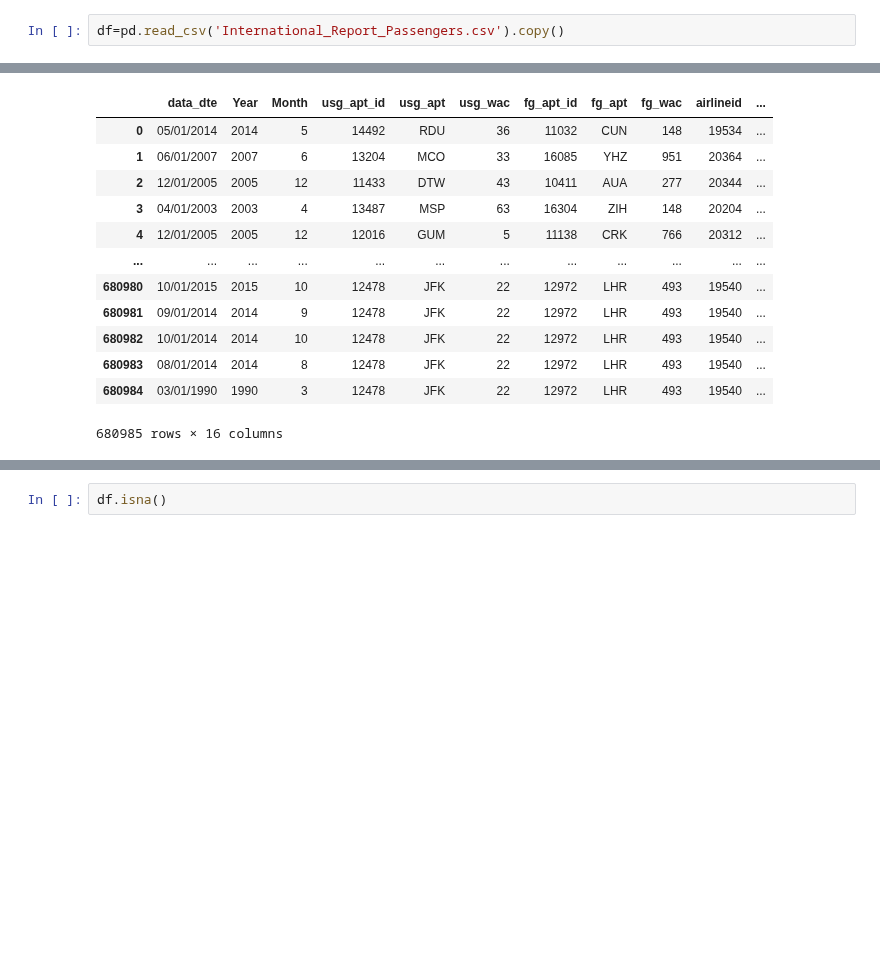
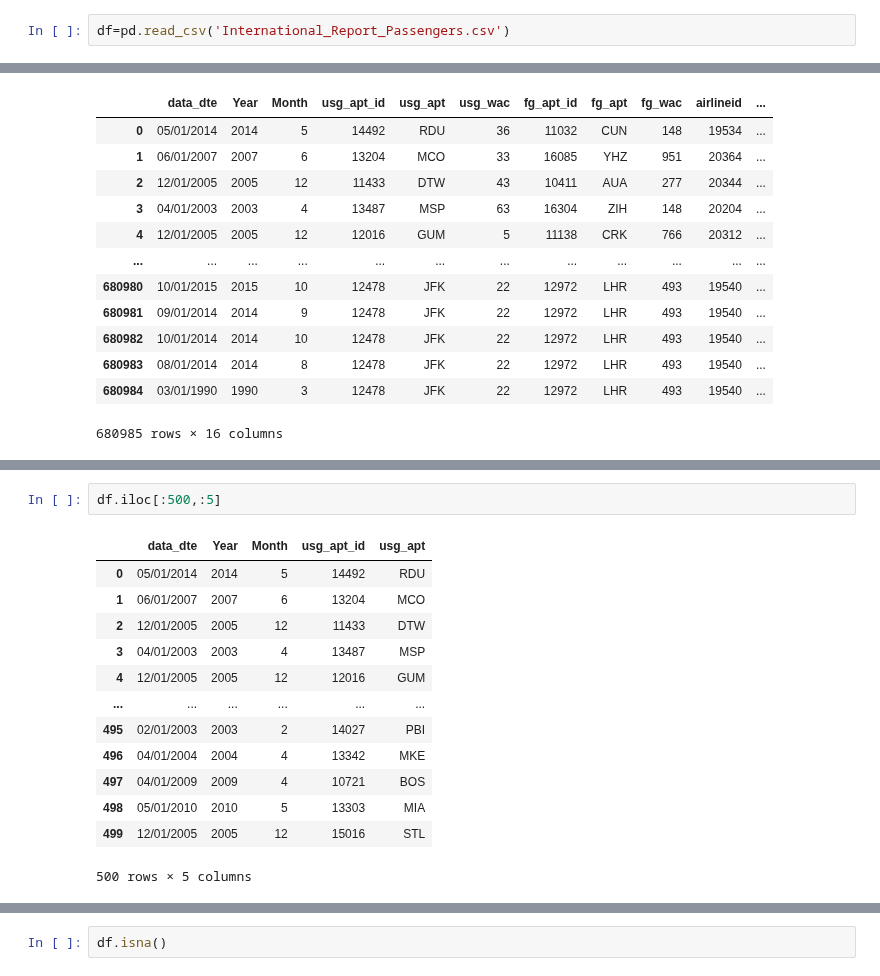
Before and after one commit to mari2m/electropi, a Jupyter notebook: EDA.ipynb, the cells around one changed output, grey strips where cells are left out. Drawn from its saved outputs; the diff is of its cells as text; blank space fills up the shorter version.

```diff
--- a/EDA.ipynb
+++ b/EDA.ipynb
@@ -2,7 +2,7 @@
 import pandas as pd
 import matplotlib.pyplot as plt
 # %%
-df=pd.read_csv('International_Report_Passengers.csv').copy()
+df=pd.read_csv('International_Report_Passengers.csv')
 # %%
 df
 # %% [output]
@@ -21,0 +43,16 @@ df
+# %%
+df.iloc[:500,:5]
+# %% [output]
+|  | data_dte | Year | Month | usg_apt_id | usg_apt |
+| 0 | 05/01/2014 | 2014 | 5 | 14492 | RDU |
+| 1 | 06/01/2007 | 2007 | 6 | 13204 | MCO |
+| 2 | 12/01/2005 | 2005 | 12 | 11433 | DTW |
+| 3 | 04/01/2003 | 2003 | 4 | 13487 | MSP |
+| 4 | 12/01/2005 | 2005 | 12 | 12016 | GUM |
+| ... | ... | ... | ... | ... | ... |
+| 495 | 02/01/2003 | 2003 | 2 | 14027 | PBI |
+| 496 | 04/01/2004 | 2004 | 4 | 13342 | MKE |
+| 497 | 04/01/2009 | 2009 | 4 | 10721 | BOS |
+| 498 | 05/01/2010 | 2010 | 5 | 13303 | MIA |
+| 499 | 12/01/2005 | 2005 | 12 | 15016 | STL |
+500 rows × 5 columns
```
Also changed, not shown: parts of 9 cells of this notebook.
